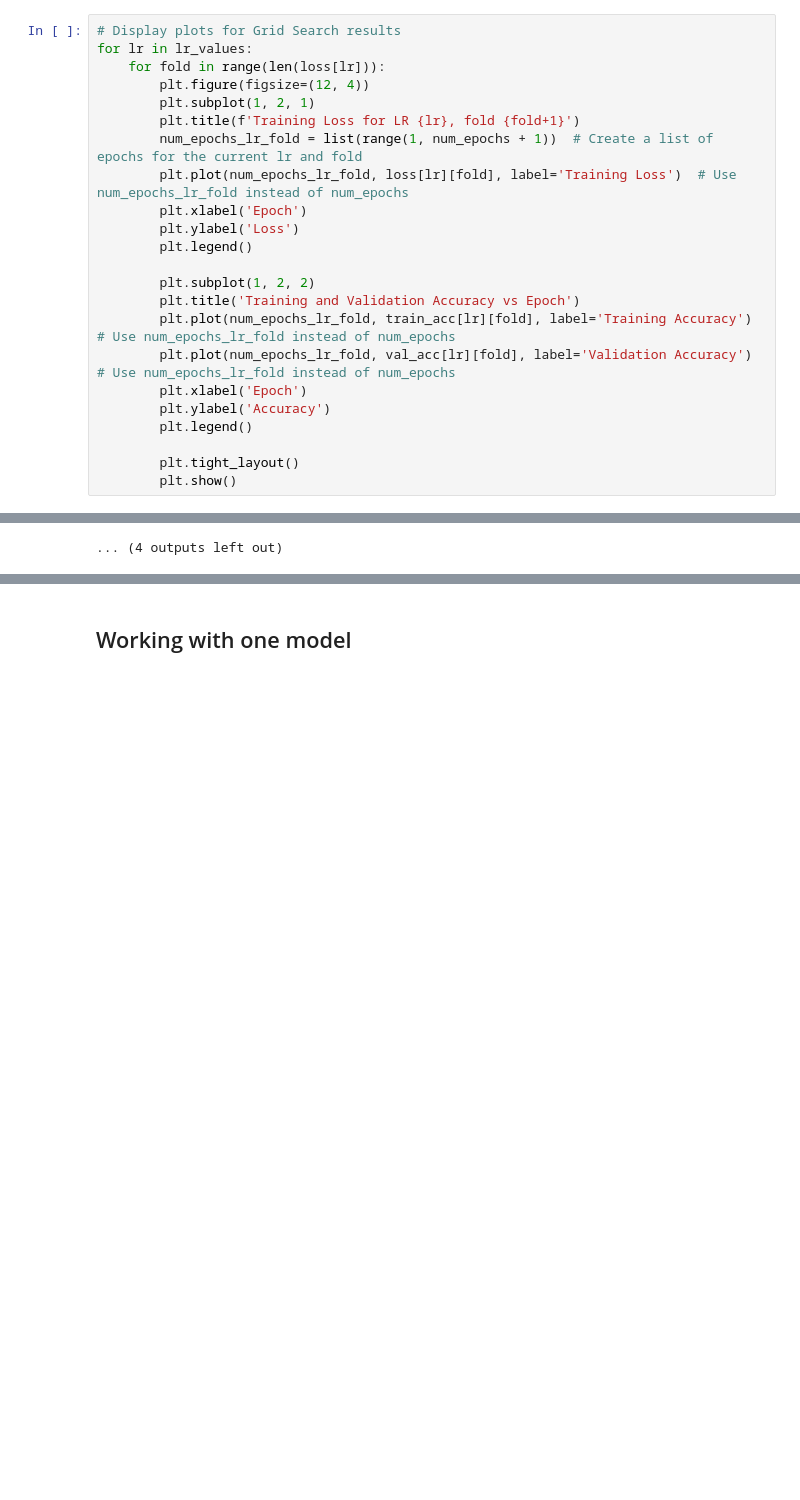
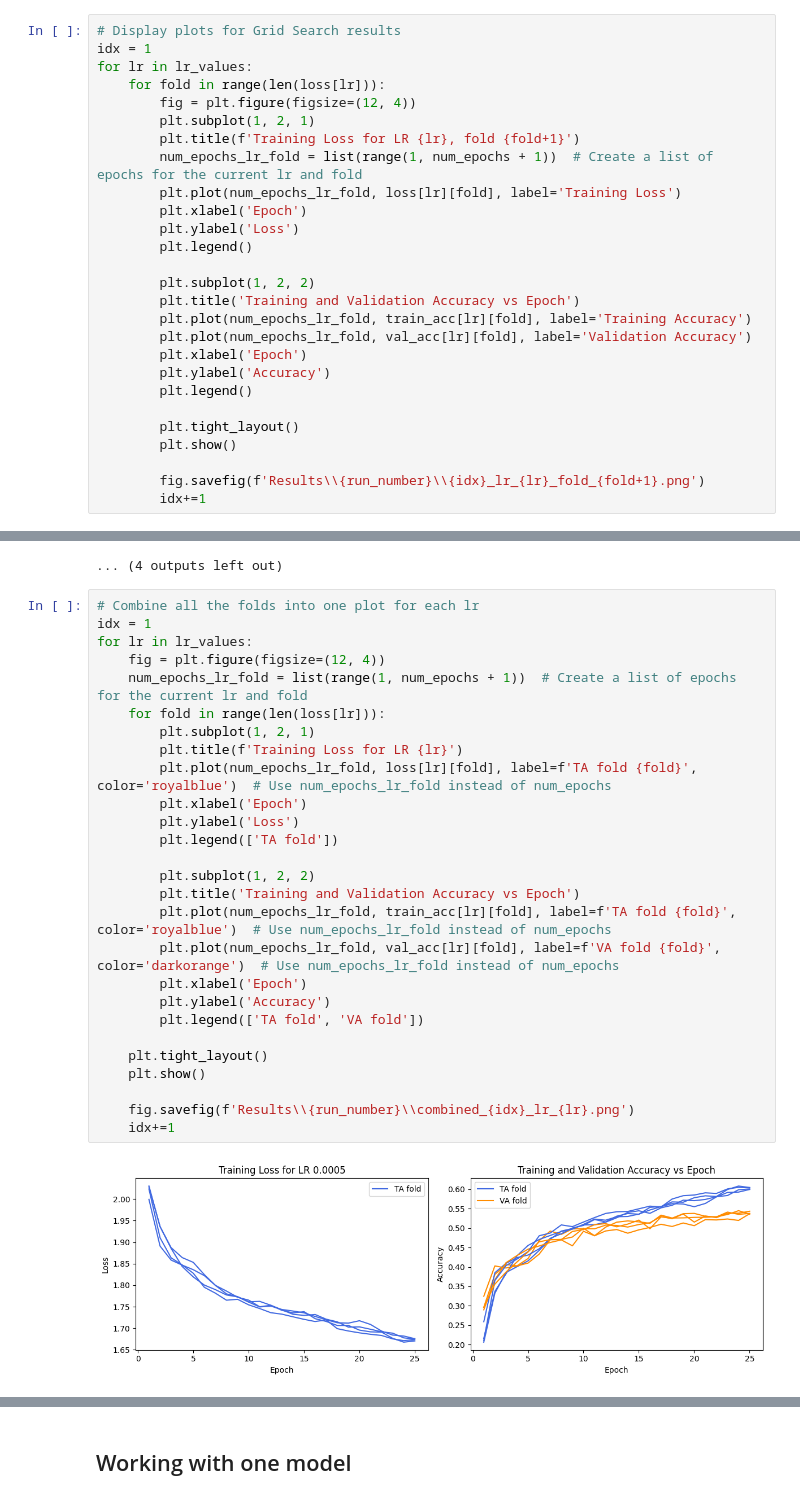
Before and after one commit to janelletam/emotion-classifier, a Jupyter notebook: Semi_final_codes.ipynb, the cells around one changed output, grey strips where cells are left out. Drawn from its saved outputs; the diff is of its cells as text; blank space fills up the shorter version.

Commit message:
Add combined plots, save all plots in 'Results/1/'

```diff
--- a/Semi_final_codes.ipynb
+++ b/Semi_final_codes.ipynb
@@ -543,27 +545,31 @@ loaded_model, loaded_optimizer, start_epoch = load_checkpoint(model, optimizer,
 ## Plot the Training Results
 # %%
 # Display plots for Grid Search results
+idx = 1
 for lr in lr_values:
     for fold in range(len(loss[lr])):
-        plt.figure(figsize=(12, 4))
+        fig = plt.figure(figsize=(12, 4))
         plt.subplot(1, 2, 1)
         plt.title(f'Training Loss for LR {lr}, fold {fold+1}')
         num_epochs_lr_fold = list(range(1, num_epochs + 1))  # Create a list of epochs for the current lr and fold
-        plt.plot(num_epochs_lr_fold, loss[lr][fold], label='Training Loss')  # Use num_epochs_lr_fold instead of num_epochs
+        plt.plot(num_epochs_lr_fold, loss[lr][fold], label='Training Loss')
         plt.xlabel('Epoch')
         plt.ylabel('Loss')
         plt.legend()
 
         plt.subplot(1, 2, 2)
         plt.title('Training and Validation Accuracy vs Epoch')
-        plt.plot(num_epochs_lr_fold, train_acc[lr][fold], label='Training Accuracy')  # Use num_epochs_lr_fold instead of num_epochs
-        plt.plot(num_epochs_lr_fold, val_acc[lr][fold], label='Validation Accuracy')  # Use num_epochs_lr_fold instead of num_epochs
+        plt.plot(num_epochs_lr_fold, train_acc[lr][fold], label='Training Accuracy')
+        plt.plot(num_epochs_lr_fold, val_acc[lr][fold], label='Validation Accuracy')
         plt.xlabel('Epoch')
         plt.ylabel('Accuracy')
         plt.legend()
 
         plt.tight_layout()
         plt.show()
+
+        fig.savefig(f'Results\\{run_number}\\{idx}_lr_{lr}_fold_{fold+1}.png')
+        idx+=1
 # %% [output]
 [figure]
 [figure]
@@ -578,3 +584,32 @@ for lr in lr_values:
 [figure]
 [figure]
 ... (4 outputs left out)
+# %%
+# Combine all the folds into one plot for each lr
+idx = 1
+for lr in lr_values:
+    fig = plt.figure(figsize=(12, 4))
+    num_epochs_lr_fold = list(range(1, num_epochs + 1))  # Create a list of epochs for the current lr and fold
+    for fold in range(len(loss[lr])):
+        plt.subplot(1, 2, 1)
+        plt.title(f'Training Loss for LR {lr}')
+        plt.plot(num_epochs_lr_fold, loss[lr][fold], label=f'TA fold {fold}', color='royalblue')  # Use num_epochs_lr_fold instead of num_epochs
+        plt.xlabel('Epoch')
+        plt.ylabel('Loss')
+        plt.legend(['TA fold'])
+
+        plt.subplot(1, 2, 2)
+        plt.title('Training and Validation Accuracy vs Epoch')
+        plt.plot(num_epochs_lr_fold, train_acc[lr][fold], label=f'TA fold {fold}', color='royalblue')  # Use num_epochs_lr_fold instead of num_epochs
+        plt.plot(num_epochs_lr_fold, val_acc[lr][fold], label=f'VA fold {fold}', color='darkorange')  # Use num_epochs_lr_fold instead of num_epochs
+        plt.xlabel('Epoch')
+        plt.ylabel('Accuracy')
+        plt.legend(['TA fold', 'VA fold'])
+
+    plt.tight_layout()
+    plt.show()
+
+    fig.savefig(f'Results\\{run_number}\\combined_{idx}_lr_{lr}.png')
+    idx+=1
+# %% [output]
+[figure, added]
```
Also changed, not shown: parts of 4 cells of this notebook, 21 other files.
